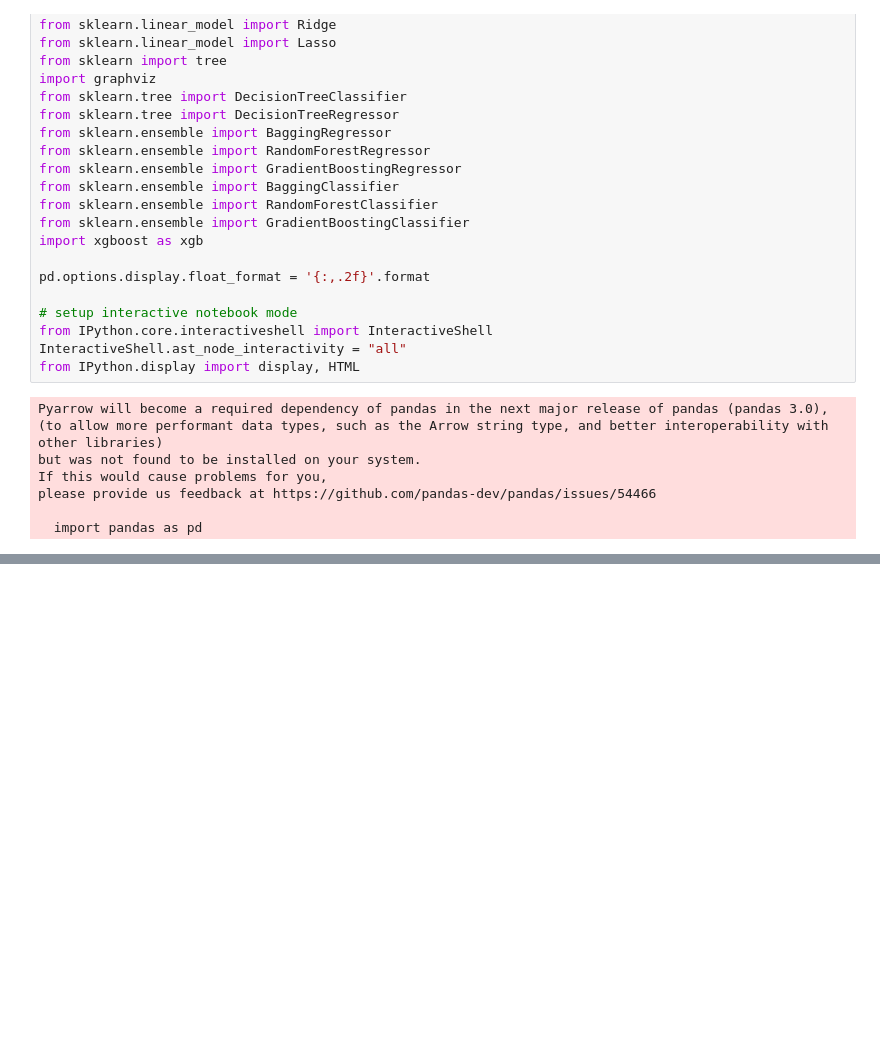
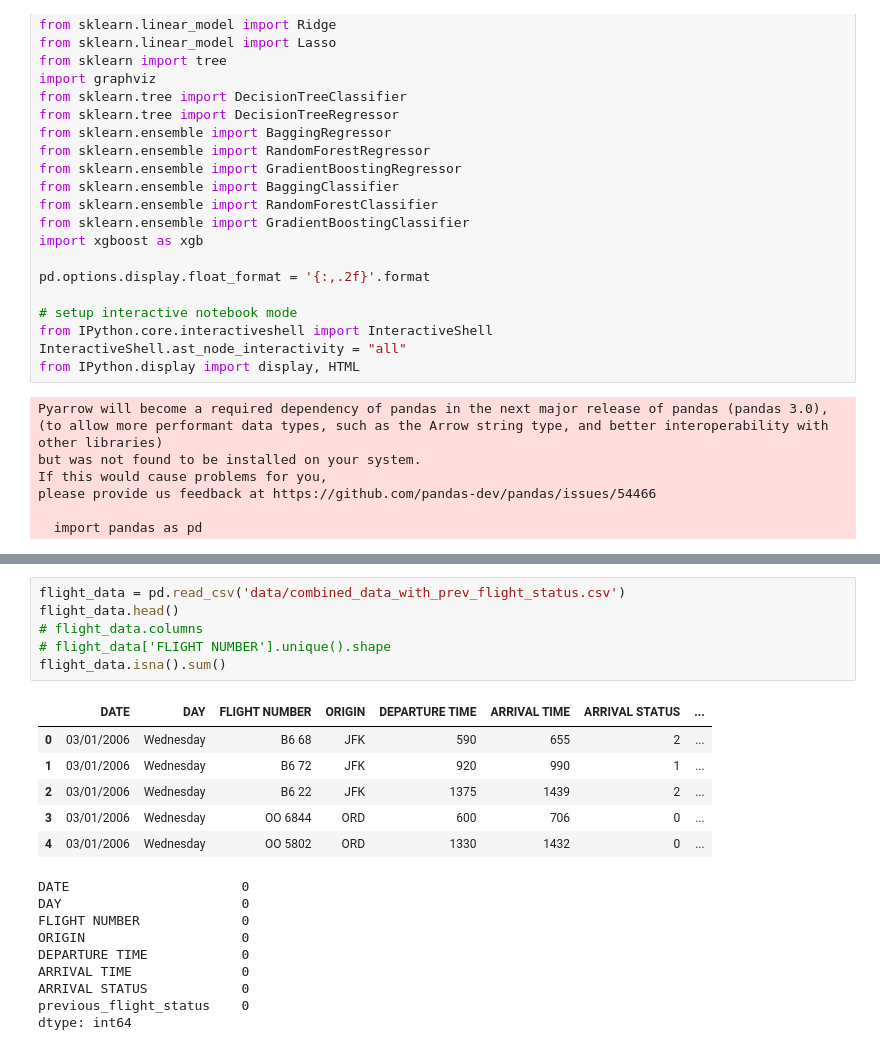
Before and after one commit to akibjawad/predict-flight-landing, a Jupyter notebook: predcit-flight-landing.ipynb, the cells around one changed output, grey strips where cells are left out. Drawn from its saved outputs; the diff is of its cells as text; blank space fills up the shorter version.

```diff
--- a/predcit-flight-landing.ipynb
+++ b/predcit-flight-landing.ipynb
@@ -184 +173,23 @@ IndexError: Replacement index 1 out of range for positional args tuple
+# %%
+flight_data = pd.read_csv('data/combined_data_with_prev_flight_status.csv')
+flight_data.head()
+# flight_data.columns
+# flight_data['FLIGHT NUMBER'].unique().shape
+flight_data.isna().sum()
+# %% [output]
+|  | DATE | DAY | FLIGHT NUMBER | ORIGIN | DEPARTURE TIME | ARRIVAL TIME | ARRIVAL STATUS | ... |
+| 0 | 03/01/2006 | Wednesday | B6 68 | JFK | 590 | 655 | 2 | ... |
+| 1 | 03/01/2006 | Wednesday | B6 72 | JFK | 920 | 990 | 1 | ... |
+| 2 | 03/01/2006 | Wednesday | B6 22 | JFK | 1375 | 1439 | 2 | ... |
+| 3 | 03/01/2006 | Wednesday | OO 6844 | ORD | 600 | 706 | 0 | ... |
+| 4 | 03/01/2006 | Wednesday | OO 5802 | ORD | 1330 | 1432 | 0 | ... |
+DATE                      0
+DAY                       0
+FLIGHT NUMBER             0
+ORIGIN                    0
+DEPARTURE TIME            0
+ARRIVAL TIME              0
+ARRIVAL STATUS            0
+previous_flight_status    0
+dtype: int64
 # %%
```
Also changed, not shown: parts of 15 cells of this notebook, 2 other files.
